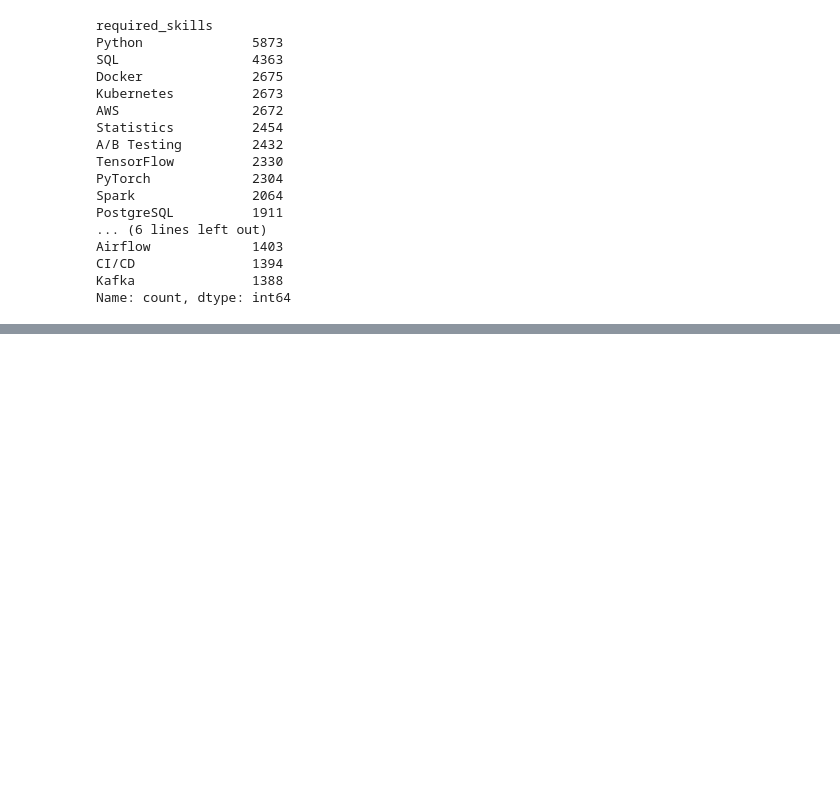
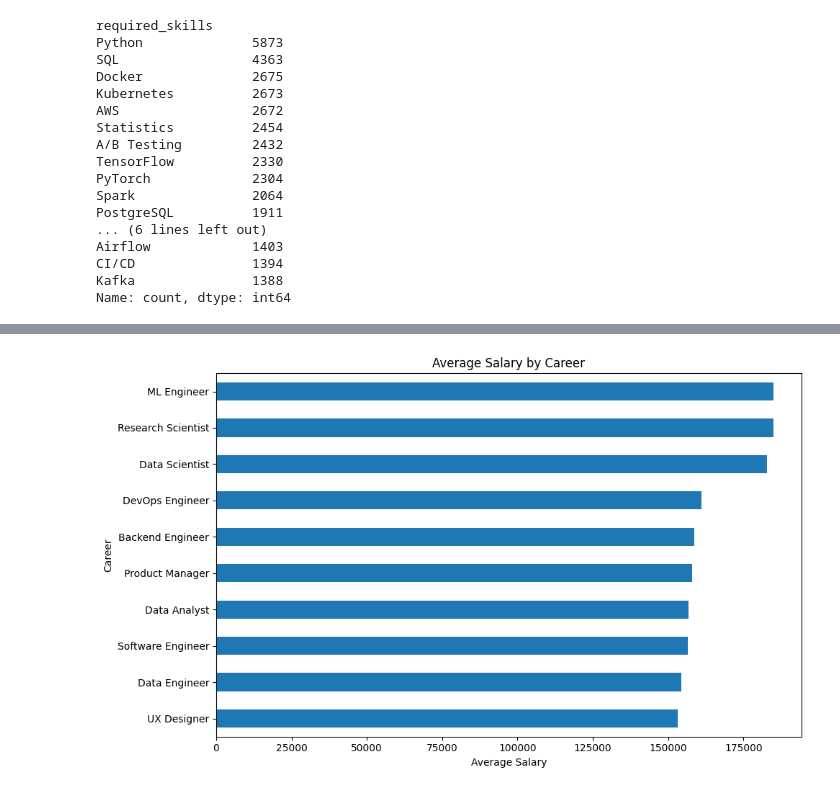
Before and after one commit to PHGNKavindya/Job_Market_Career_Recommendation, a Jupyter notebook: 01_Data_Exploration.ipynb, the cells around one changed output, grey strips where cells are left out. Saved outputs shown, nothing was run; the diff lists cells and outputs as text; code cells hidden in the pictures; blank space fills up the shorter version.

```diff
--- a/01_Data_Exploration.ipynb
+++ b/01_Data_Exploration.ipynb
@@ -226,0 +839,6 @@ Name: count, dtype: int64
+# %%
+df['salary_avg'] = (
+    df['salary_min'] + df['salary_max']
+) / 2
+
+df[['salary_min', 'salary_max', 'salary_avg']].head()
@@ -226,0 +852,8 @@ Name: count, dtype: int64
+# %%
+salary_by_career = (
+    df.groupby('title')['salary_avg']
+    .agg(['mean', 'min', 'max'])
+    .sort_values('mean', ascending=False)
+)
+
+salary_by_career
@@ -226,0 +873,13 @@ Name: count, dtype: int64
+# %%
+plt.figure(figsize=(10, 6))
+
+salary_by_career['mean'].sort_values().plot(kind='barh')
+
+plt.title('Average Salary by Career')
+plt.xlabel('Average Salary')
+plt.ylabel('Career')
+
+plt.tight_layout()
+plt.show()
+# %% [output]
+[figure, added]
```
Also changed, not shown: parts of 67 cells of this notebook, 3 other files.
